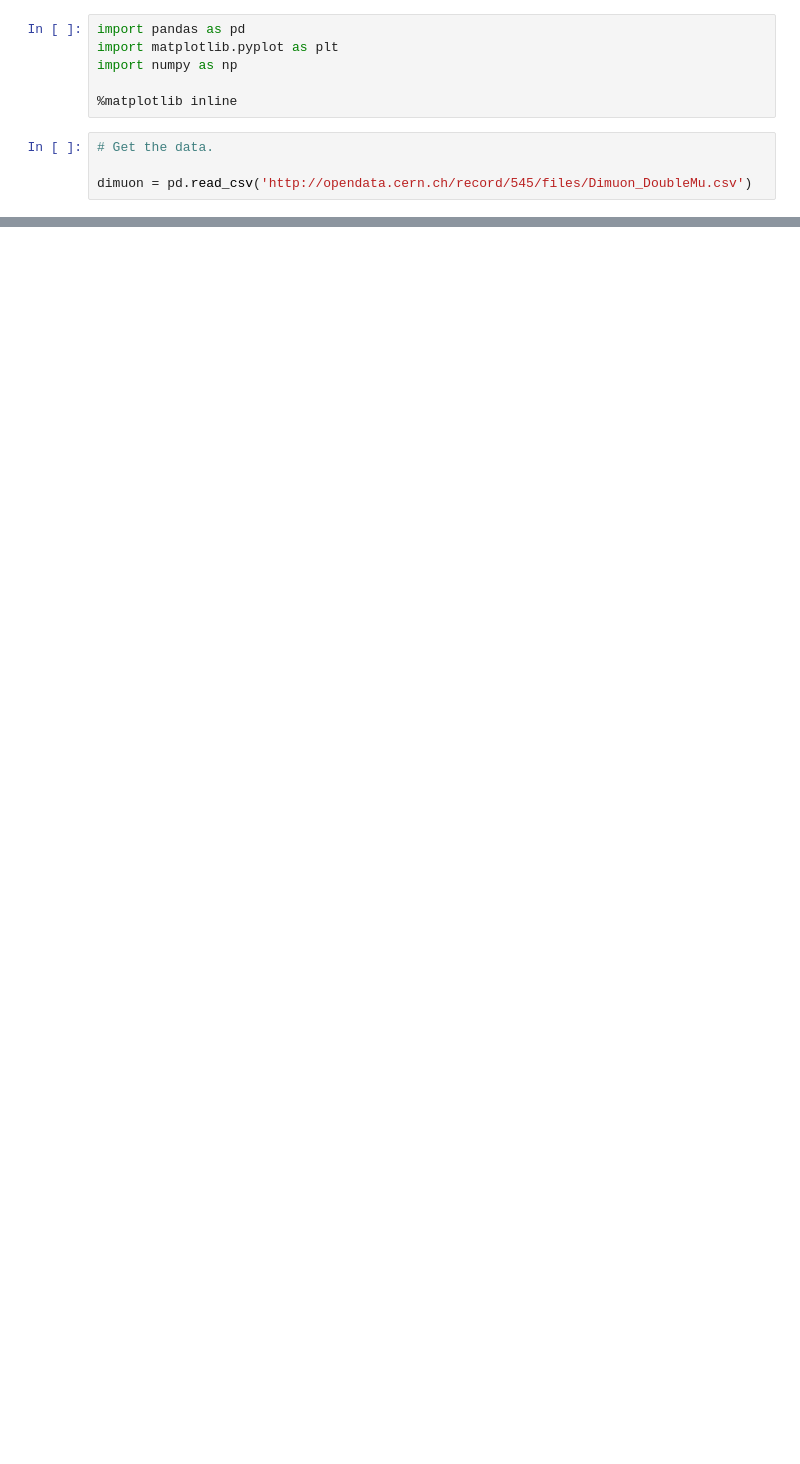
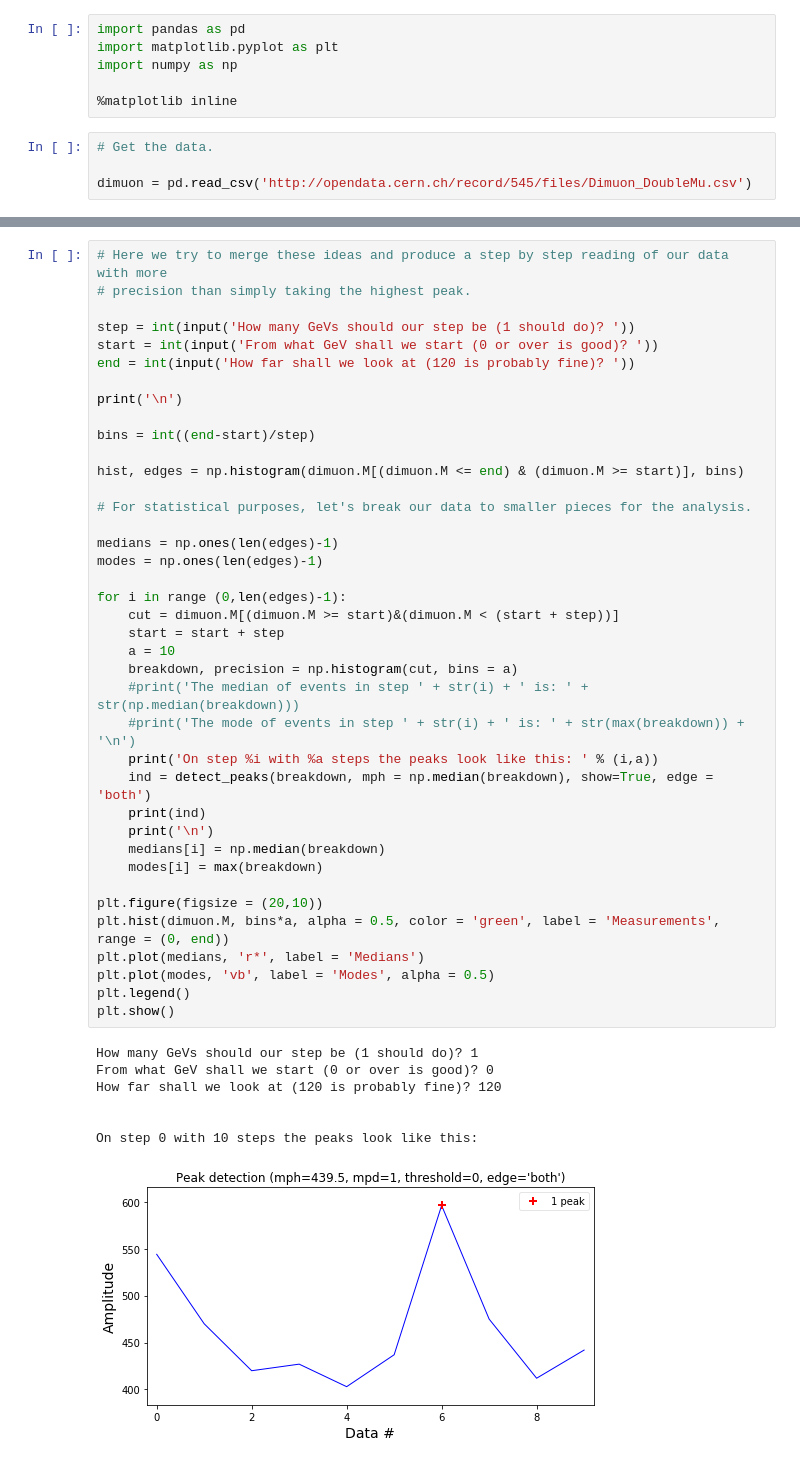
Before and after one commit to peitsaveteli/karvalakki, a Jupyter notebook: Rough_peak_finder.ipynb, the cells around one changed output, grey strips where cells are left out. Drawn from its saved outputs; the diff is of its cells as text; blank space fills up the shorter version.

```diff
--- a/Rough_peak_finder.ipynb
+++ b/Rough_peak_finder.ipynb
@@ -60,0 +277,47 @@ The mode of events in step 119 is: 2
+# %%
+# Here we try to merge these ideas and produce a step by step reading of our data with more
+# precision than simply taking the highest peak.
+
+step = int(input('How many GeVs should our step be (1 should do)? '))
+start = int(input('From what GeV shall we start (0 or over is good)? '))
+end = int(input('How far shall we look at (120 is probably fine)? '))
+
+print('\n')
+
+bins = int((end-start)/step)
+
+hist, edges = np.histogram(dimuon.M[(dimuon.M <= end) & (dimuon.M >= start)], bins)
+
+# For statistical purposes, let's break our data to smaller pieces for the analysis.
+
+medians = np.ones(len(edges)-1)
+modes = np.ones(len(edges)-1)
+
+for i in range (0,len(edges)-1):
+    cut = dimuon.M[(dimuon.M >= start)&(dimuon.M < (start + step))]
+    start = start + step
+    a = 10
+    breakdown, precision = np.histogram(cut, bins = a)
+    #print('The median of events in step ' + str(i) + ' is: ' + str(np.median(breakdown)))
+    #print('The mode of events in step ' + str(i) + ' is: ' + str(max(breakdown)) + '\n')
+    print('On step %i with %a steps the peaks look like this: ' % (i,a))
+    ind = detect_peaks(breakdown, mph = np.median(breakdown), show=True, edge = 'both')
+    print(ind)
+    print('\n')
+    medians[i] = np.median(breakdown)
+    modes[i] = max(breakdown)
+
+plt.figure(figsize = (20,10))
+plt.hist(dimuon.M, bins*a, alpha = 0.5, color = 'green', label = 'Measurements', range = (0, end))
+plt.plot(medians, 'r*', label = 'Medians')
+plt.plot(modes, 'vb', label = 'Modes', alpha = 0.5)
+plt.legend()
+plt.show()
+# %% [output]
+How many GeVs should our step be (1 should do)? 1
+From what GeV shall we start (0 or over is good)? 0
+How far shall we look at (120 is probably fine)? 120
+
+
+On step 0 with 10 steps the peaks look like this:
+[figure, added]
```
Also changed, not shown: parts of 5 cells of this notebook.
